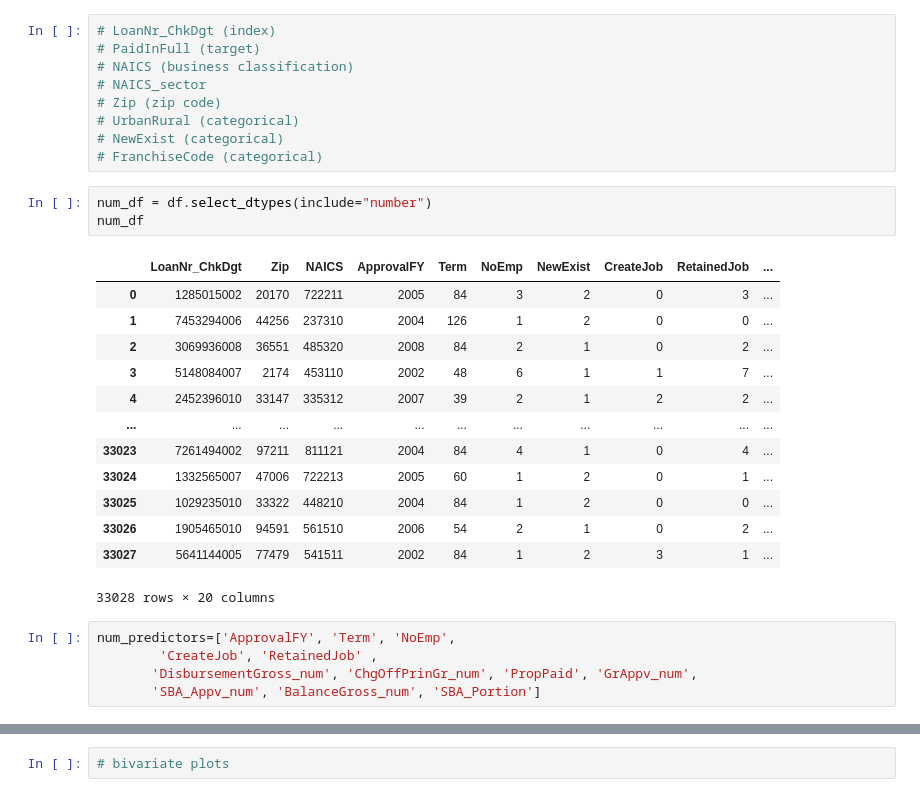
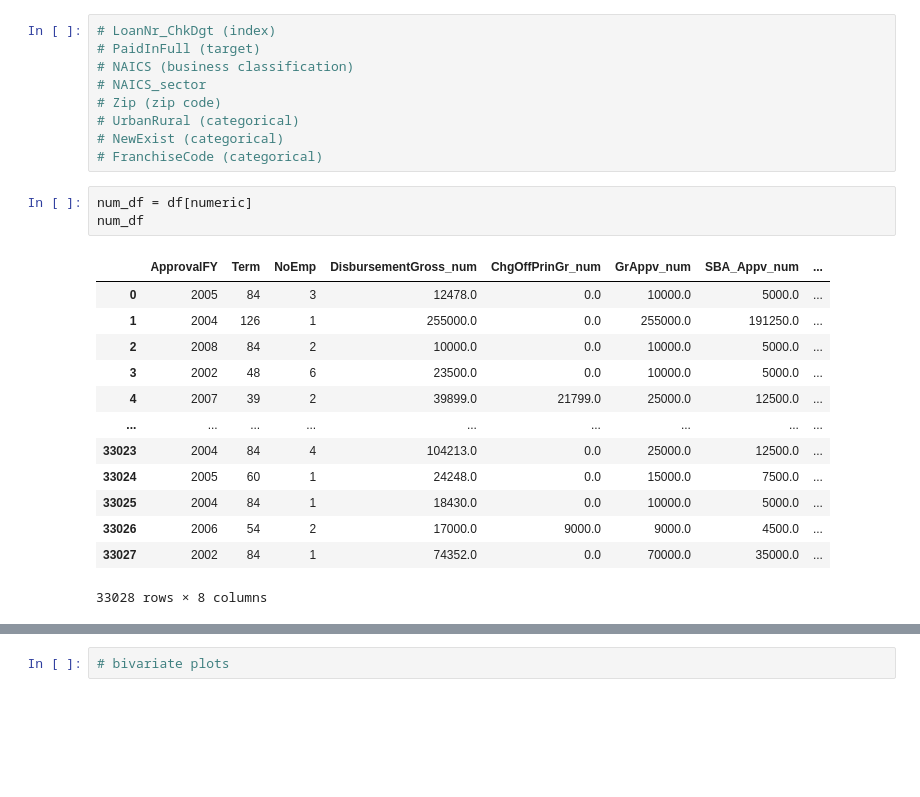
Before and after one commit to smatveev17/STAT-431-Final-Project, a Jupyter notebook: 02_eda/02_eda.ipynb, the cells around one changed output, grey strips where cells are left out. Saved outputs shown, nothing was run; the diff lists cells and outputs as text; blank space fills up the shorter version.

```diff
--- a/02_eda/02_eda.ipynb
+++ b/02_eda/02_eda.ipynb
@@ -113,24 +113,19 @@ pd.DataFrame({"predictor": predictors}).to_excel("predictors.xlsx", index=False)
 # NewExist (categorical)
 # FranchiseCode (categorical)
 # %%
-num_df = df.select_dtypes(include="number")
+num_df = df[numeric]
 num_df
 # %% [output]
-|  | LoanNr_ChkDgt | Zip | NAICS | ApprovalFY | Term | NoEmp | NewExist | CreateJob | RetainedJob | ... |
-| 0 | 1285015002 | 20170 | 722211 | 2005 | 84 | 3 | 2 | 0 | 3 | ... |
-| 1 | 7453294006 | 44256 | 237310 | 2004 | 126 | 1 | 2 | 0 | 0 | ... |
-| 2 | 3069936008 | 36551 | 485320 | 2008 | 84 | 2 | 1 | 0 | 2 | ... |
-| 3 | 5148084007 | 2174 | 453110 | 2002 | 48 | 6 | 1 | 1 | 7 | ... |
-| 4 | 2452396010 | 33147 | 335312 | 2007 | 39 | 2 | 1 | 2 | 2 | ... |
-| ... | ... | ... | ... | ... | ... | ... | ... | ... | ... | ... |
-| 33023 | 7261494002 | 97211 | 811121 | 2004 | 84 | 4 | 1 | 0 | 4 | ... |
-| 33024 | 1332565007 | 47006 | 722213 | 2005 | 60 | 1 | 2 | 0 | 1 | ... |
-| 33025 | 1029235010 | 33322 | 448210 | 2004 | 84 | 1 | 2 | 0 | 0 | ... |
-| 33026 | 1905465010 | 94591 | 561510 | 2006 | 54 | 2 | 1 | 0 | 2 | ... |
-| 33027 | 5641144005 | 77479 | 541511 | 2002 | 84 | 1 | 2 | 3 | 1 | ... |
+|  | ApprovalFY | Term | NoEmp | DisbursementGross_num | ChgOffPrinGr_num | GrAppv_num | SBA_Appv_num | ... |
+| 0 | 2005 | 84 | 3 | 12478.0 | 0.0 | 10000.0 | 5000.0 | ... |
+| 1 | 2004 | 126 | 1 | 255000.0 | 0.0 | 255000.0 | 191250.0 | ... |
+| 2 | 2008 | 84 | 2 | 10000.0 | 0.0 | 10000.0 | 5000.0 | ... |
+| 3 | 2002 | 48 | 6 | 23500.0 | 0.0 | 10000.0 | 5000.0 | ... |
+| 4 | 2007 | 39 | 2 | 39899.0 | 21799.0 | 25000.0 | 12500.0 | ... |
+| ... | ... | ... | ... | ... | ... | ... | ... | ... |
+| 33023 | 2004 | 84 | 4 | 104213.0 | 0.0 | 25000.0 | 12500.0 | ... |
+| 33024 | 2005 | 60 | 1 | 24248.0 | 0.0 | 15000.0 | 7500.0 | ... |
+| 33025 | 2004 | 84 | 1 | 18430.0 | 0.0 | 10000.0 | 5000.0 | ... |
+| 33026 | 2006 | 54 | 2 | 17000.0 | 9000.0 | 9000.0 | 4500.0 | ... |
+| 33027 | 2002 | 84 | 1 | 74352.0 | 0.0 | 70000.0 | 35000.0 | ... |
-33028 rows × 20 columns
+33028 rows × 8 columns
-# %%
-num_predictors=['ApprovalFY', 'Term', 'NoEmp',
-        'CreateJob', 'RetainedJob' ,
-       'DisbursementGross_num', 'ChgOffPrinGr_num', 'PropPaid', 'GrAppv_num',
-       'SBA_Appv_num', 'BalanceGross_num', 'SBA_Portion']
```
Also changed, not shown: parts of 12 cells of this notebook, 1 other file.
